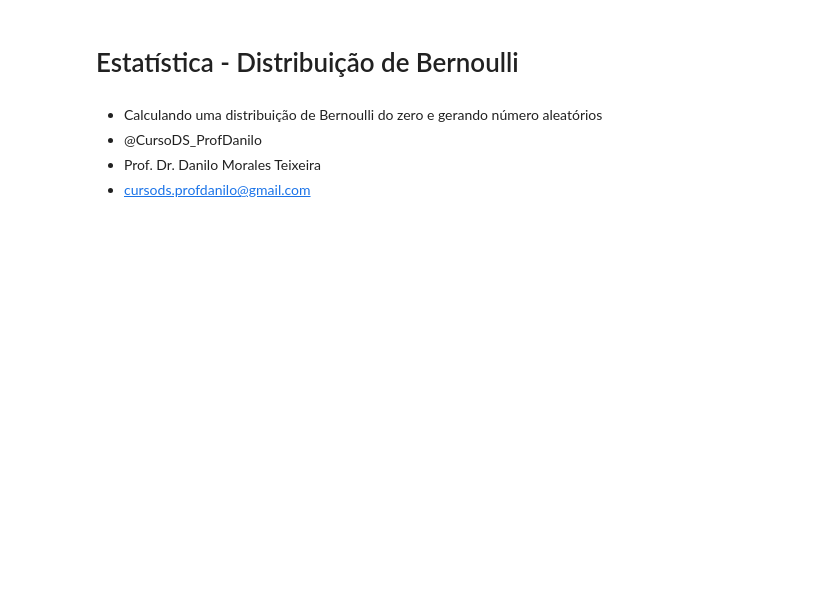
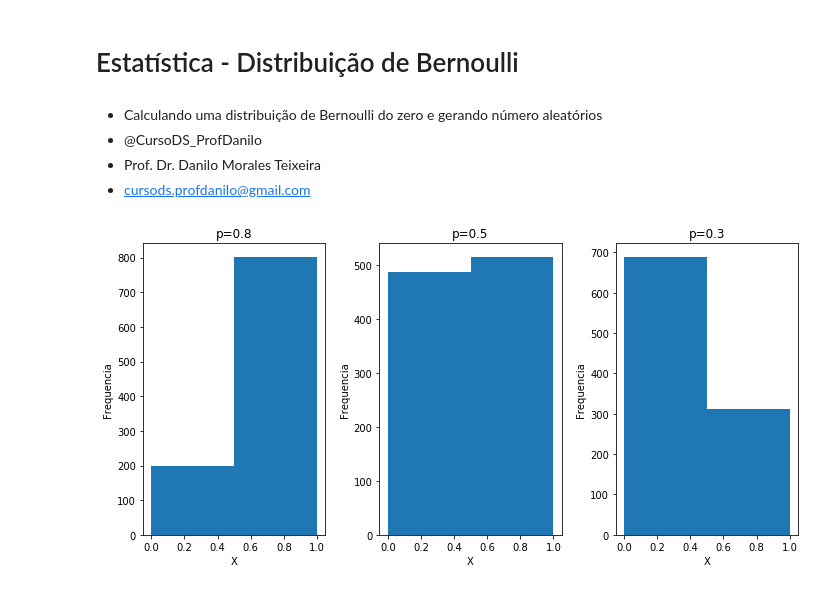
Before and after one commit to danmorales/CursoDS_ProfDanilo, a Jupyter notebook: Estatistica/Distribuicao_Bernoulli.ipynb, the cells around one changed output. Saved outputs shown, nothing was run; the diff lists cells and outputs as text; code cells hidden in the pictures; blank space fills up the shorter version.

```diff
--- a/Estatistica/Distribuicao_Bernoulli.ipynb
+++ b/Estatistica/Distribuicao_Bernoulli.ipynb
@@ -13,23 +13,25 @@ import matplotlib.pyplot as plt
 import seaborn as sns
 import math
 # %%
-valores1 = bernoulli.rvs(size=1000,p=0.6)
+valores1 = bernoulli.rvs(size=1000,p=0.8)
 valores2 = bernoulli.rvs(size=1000,p=0.5)
-valores3 = bernoulli.rvs(size=1000,p=0.1)
+valores3 = bernoulli.rvs(size=1000,p=0.3)
 # %%
 fig, ax = plt.subplots(1,3,figsize=(10,5))
 ax[0].hist(valores1,bins=2)
 ax[0].set_xlabel('X')
 ax[0].set_ylabel('Frequencia')
-ax[0].set_title('p=0.6')
+ax[0].set_title('p=0.8')
 
 ax[1].hist(valores2,bins=2)
 ax[1].set_xlabel('X')
 ax[1].set_ylabel('Frequencia')
 ax[1].set_title('p=0.5')
 
 ax[2].hist(valores3,bins=2)
 ax[2].set_xlabel('X')
 ax[2].set_ylabel('Frequencia')
-ax[2].set_title('p=0.1')
+ax[2].set_title('p=0.3')
 plt.tight_layout()
+# %% [output]
+[figure, added]
```
Also changed, not shown: 4 other files.
